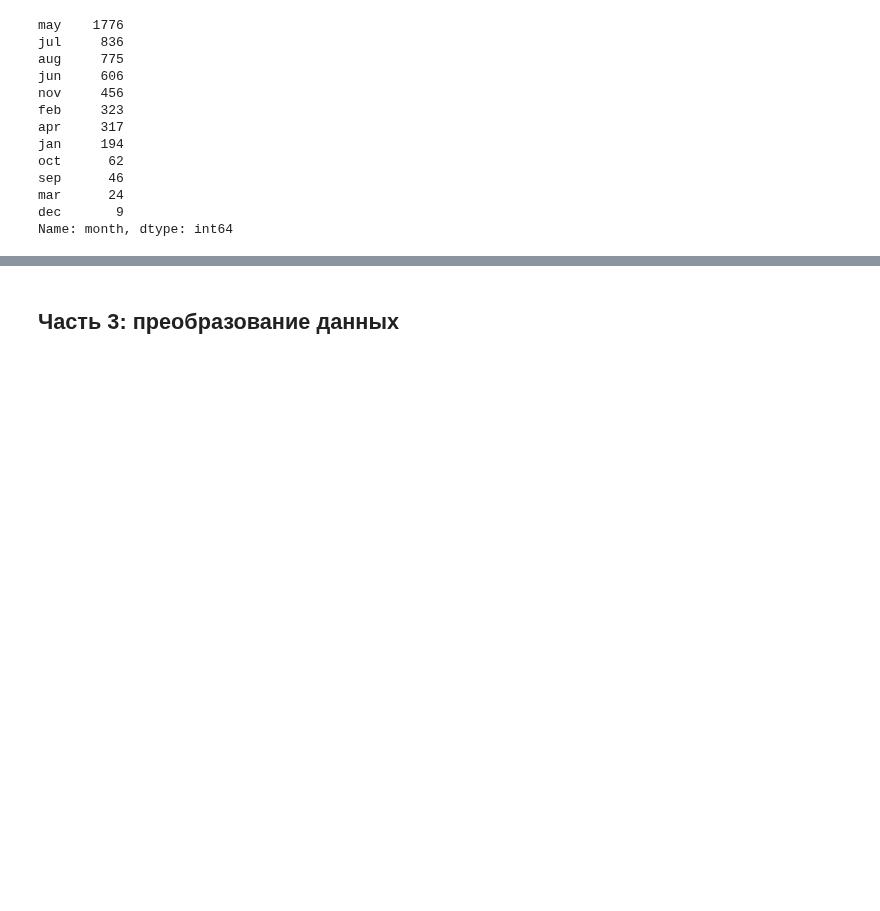
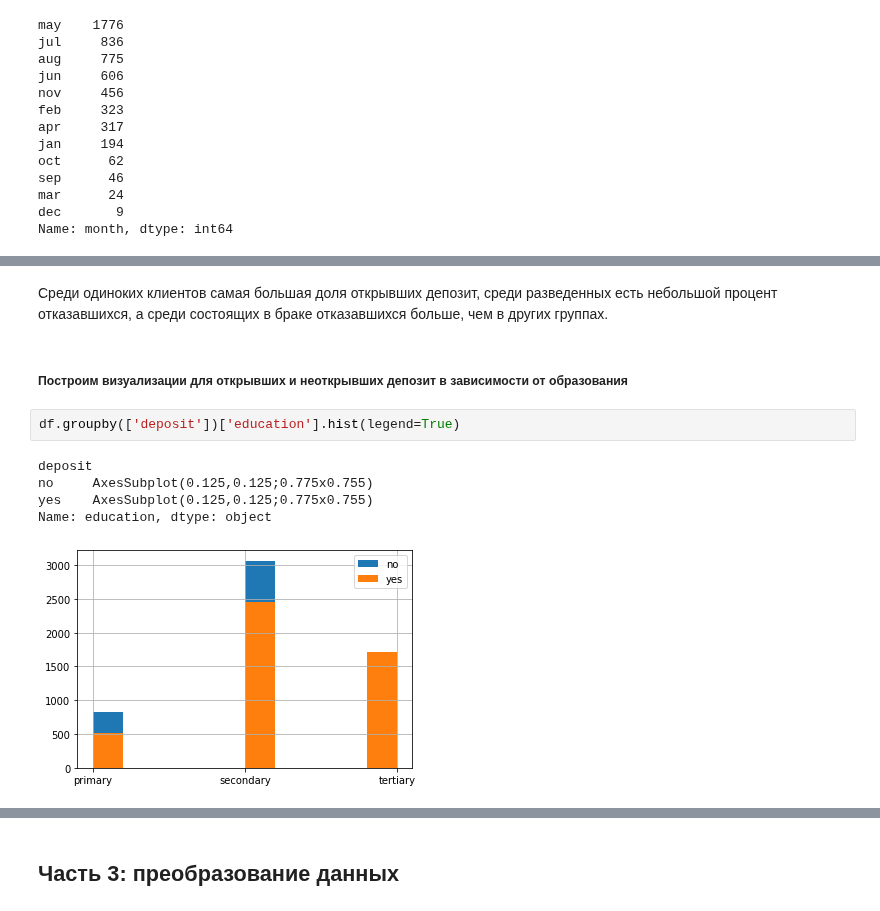
Before and after one commit to UdTatyana/SF-Data-Science, a Jupyter notebook: project_4/Project_4_ML.ipynb, the cells around one changed output, grey strips where cells are left out. Cells and saved outputs as stored; diff of their text form; blank space fills up the shorter version.

```diff
--- a/project_4/Project_4_ML.ipynb
+++ b/project_4/Project_4_ML.ipynb
@@ -405,0 +413,12 @@ Name: month, dtype: int64
+# %% [markdown]
+Среди одиноких клиентов самая большая доля открывших депозит, среди разведенных есть небольшой процент отказавшихся, а среди состоящих в браке отказавшихся больше, чем в других группах.
+# %% [markdown]
+##### Построим визуализации для открывших и неоткрывших депозит в зависимости от образования
+# %%
+df.groupby(['deposit'])['education'].hist(legend=True)
+# %% [output]
+deposit
+no     AxesSubplot(0.125,0.125;0.775x0.755)
+yes    AxesSubplot(0.125,0.125;0.775x0.755)
+Name: education, dtype: object
+[figure, added]
```
Also changed, not shown: parts of 111 cells of this notebook.
